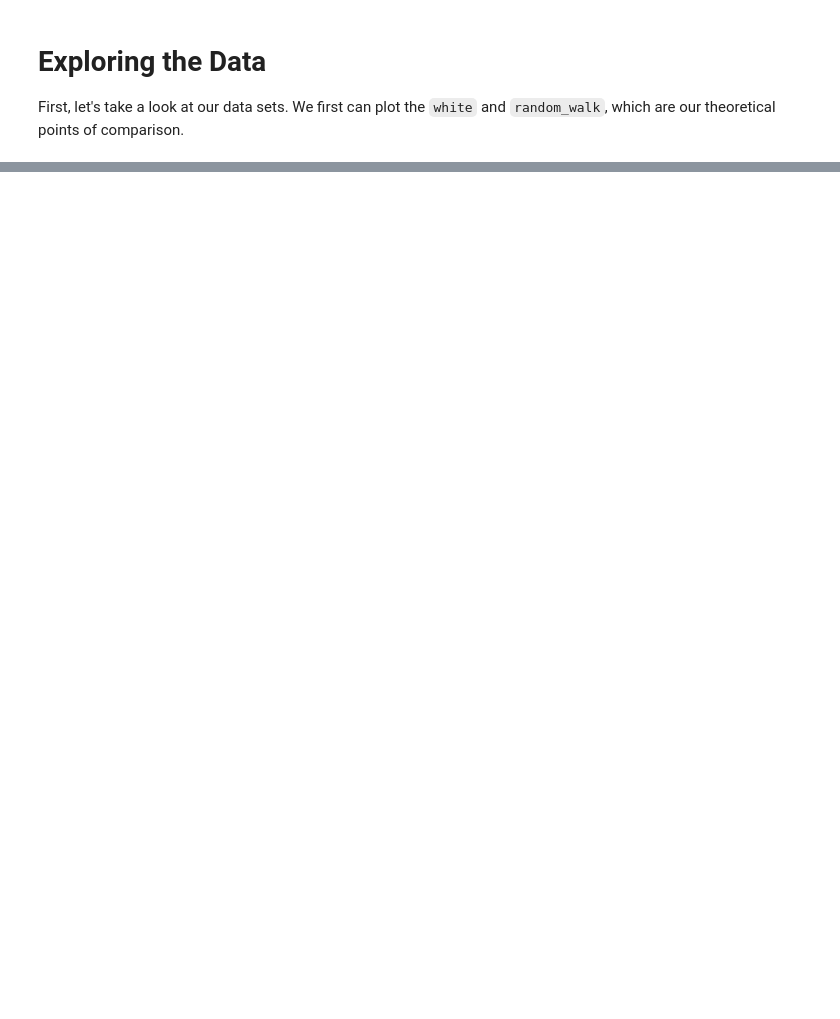
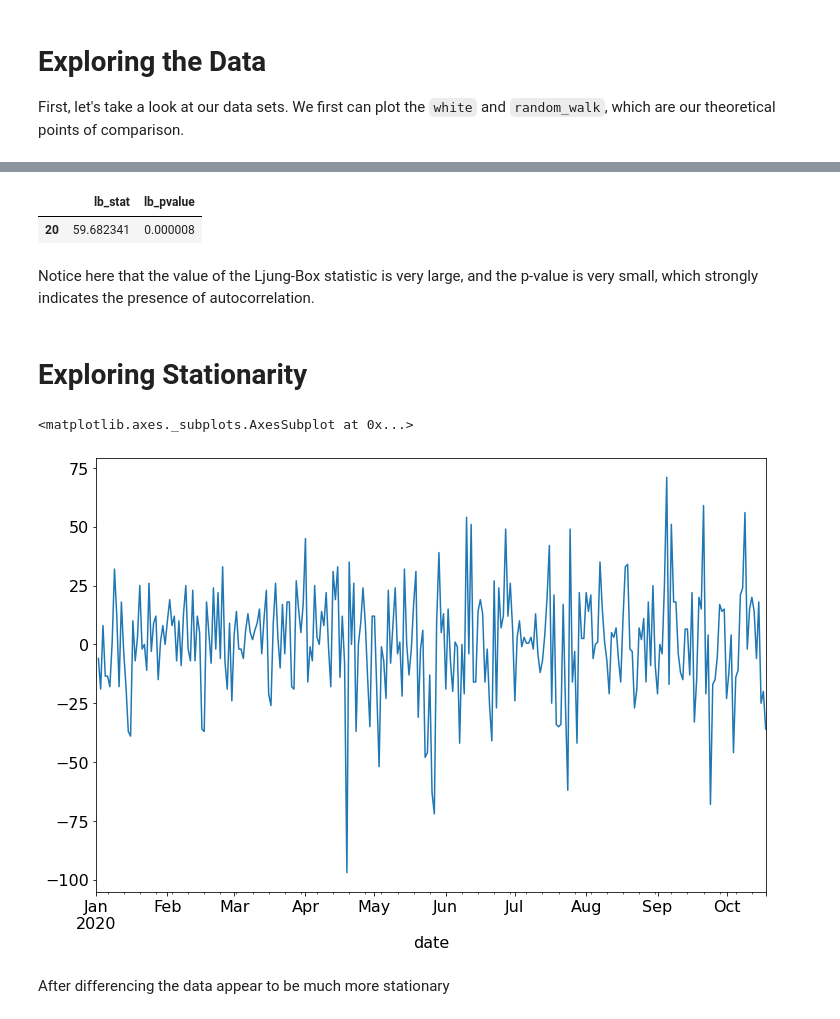
Before and after one commit to ZacharySBrown/vcu-scma440-2021q1, a Jupyter notebook: examples/7_arima_exploration.ipynb, the cells around one changed output, grey strips where cells are left out. Saved outputs shown, nothing was run; the diff lists cells and outputs as text; code cells hidden in the pictures; blank space fills up the shorter version.

```diff
--- a/examples/7_arima_exploration.ipynb
+++ b/examples/7_arima_exploration.ipynb
@@ -93,0 +153,20 @@ acf = plot_acf
+# %%
+from statsmodels.stats.diagnostic import acorr_ljungbox
+jb_results = acorr_ljungbox(pigs['pigs'], lags=[20], return_df=True)
+jb_results
+# %% [output]
+|  | lb_stat | lb_pvalue |
+| 20 | 59.682341 | 0.000008 |
+# %% [markdown]
+Notice here that the value of the Ljung-Box statistic is very large, and the p-value is very small, which strongly indicates the presence of autocorrelation.
+# %% [markdown]
+# Exploring Stationarity
+# %%
+dowjones['diff1'] = dowjones['dowjones'].diff(1)
+
+dowjones['diff1'].plot()
+# %% [output]
+<matplotlib.axes._subplots.AxesSubplot at 0x...>
+[figure, added]
+# %% [markdown]
+After differencing the data appear to be much more stationary
```
Also changed, not shown: parts of 12 cells of this notebook.
